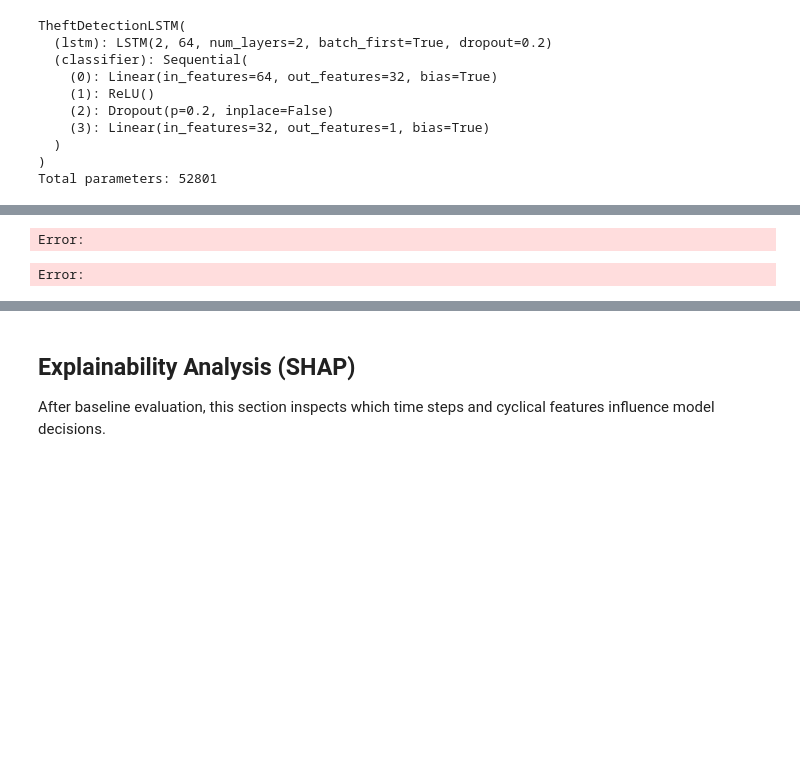
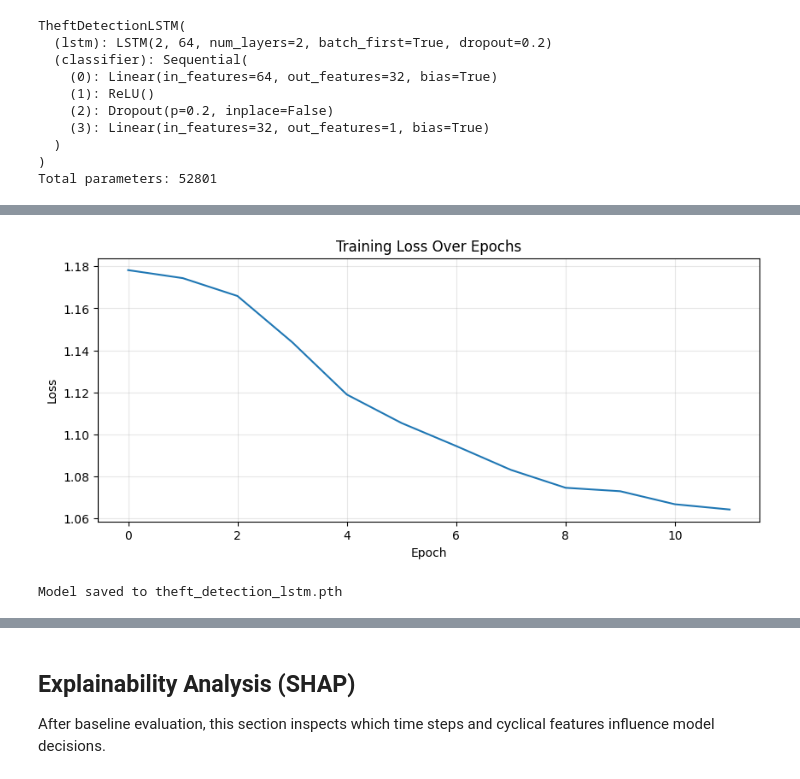
Before and after one commit to nonkronk/maim654-project, a Jupyter notebook: colab/notebook.ipynb, the cells around one changed output, grey strips where cells are left out. Saved outputs shown, nothing was run; the diff lists cells and outputs as text; code cells hidden in the pictures; blank space fills up the shorter version.

```diff
--- a/colab/notebook.ipynb
+++ b/colab/notebook.ipynb
@@ -352,8 +463,13 @@ Total parameters: 52801
 pos_weight_value = (len(y_train) - y_train.sum()) / max(y_train.sum(), 1)
 criterion = nn.BCEWithLogitsLoss(pos_weight=torch.tensor([pos_weight_value], device=device))
 optimizer = torch.optim.Adam(model.parameters(), lr=0.001)
+scaler = torch.cuda.amp.GradScaler(enabled=USE_AMP)
 
-epochs = 30
+epochs = 12
+patience = 4
+min_delta = 1e-4
+best_loss = float('inf')
+epochs_without_improvement = 0
 train_losses = []
 
 for epoch in range(epochs):
@@ -362,25 +478,38 @@ for epoch in range(epochs):
     n_batches = 0
 
     for batch_X, batch_y in train_loader:
-        batch_X = batch_X.to(device)
-        batch_y = batch_y.float().to(device)
+        batch_X = batch_X.to(device, non_blocking=PIN_MEMORY)
+        batch_y = batch_y.float().to(device, non_blocking=PIN_MEMORY)
 
-        optimizer.zero_grad()
-        logits = model(batch_X)
-        loss = criterion(logits, batch_y)
-        loss.backward()
-        optimizer.step()
+        optimizer.zero_grad(set_to_none=True)
+        with torch.autocast(device_type='cuda', dtype=torch.float16, enabled=USE_AMP):
+            logits = model(batch_X)
+            loss = criterion(logits, batch_y)
+
+        scaler.scale(loss).backward()
+        scaler.unscale_(optimizer)
+        torch.nn.utils.clip_grad_norm_(model.parameters(), max_norm=1.0)
+        scaler.step(optimizer)
+        scaler.update()
 
         epoch_loss += loss.item()
         n_batches += 1
 
     avg_loss = epoch_loss / max(n_batches, 1)
     train_losses.append(avg_loss)
+    print(f'Epoch [{epoch + 1}/{epochs}], Loss: {avg_loss:.4f}')
 
-    if (epoch + 1) % 5 == 0 or epoch == 0:
-        print(f'Epoch [{epoch + 1}/{epochs}], Loss: {avg_loss:.4f}')
+    if avg_loss + min_delta < best_loss:
+        best_loss = avg_loss
+        epochs_without_improvement = 0
+        torch.save(model.state_dict(), 'theft_detection_lstm.pth')
+    else:
+        epochs_without_improvement += 1
+        if epochs_without_improvement >= patience:
+            print(f'Early stopping at epoch {epoch + 1} (best loss: {best_loss:.4f})')
+            break
 
-torch.save(model.state_dict(), 'theft_detection_lstm.pth')
+model.load_state_dict(torch.load('theft_detection_lstm.pth', map_location=device))
 plt.figure(figsize=(10, 4))
 plt.plot(train_losses)
 plt.title('Training Loss Over Epochs')
@@ -395,5 +535,5 @@ Error:
+[figure, added]
-Error:
+Model saved to theft_detection_lstm.pth
-Error:
 # %%
 # Evaluate on test set
 model.eval()
```
Also changed, not shown: parts of 10 cells of this notebook.
